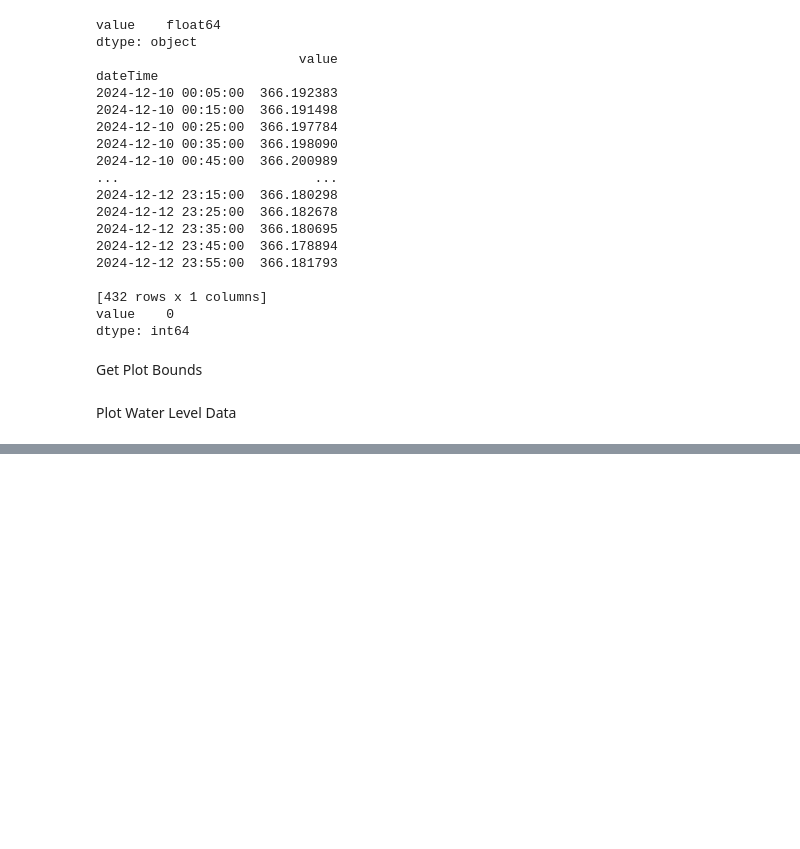
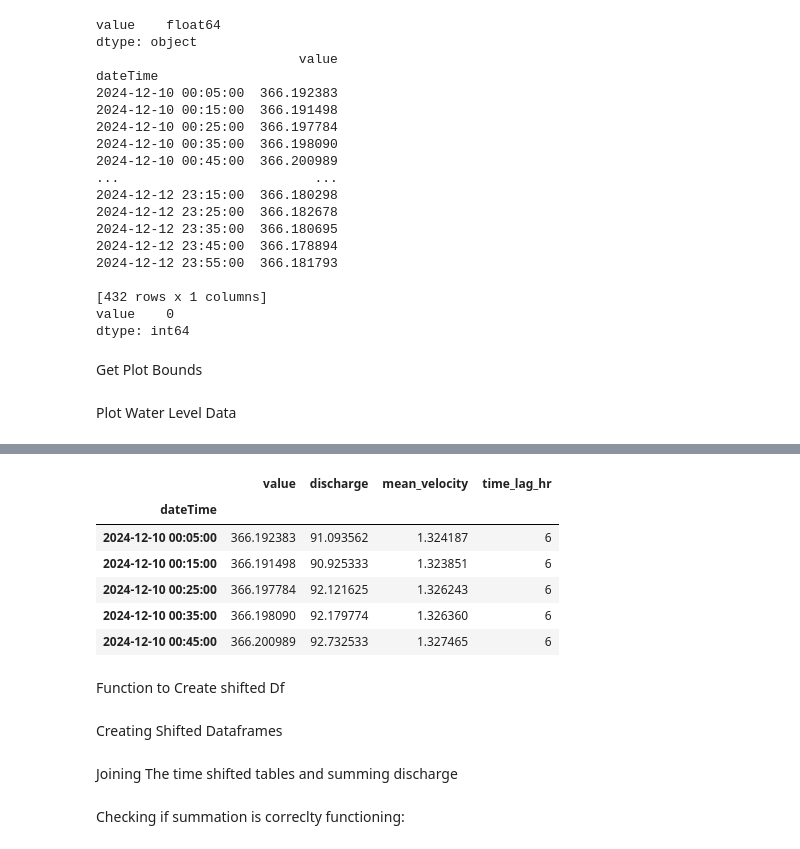
Before and after one commit to Aryanlivi/RTS_Intern, a Jupyter notebook: Forecast/PredictSiurenitar.ipynb, the cells around one changed output, grey strips where cells are left out. Cells and saved outputs as stored; diff of their text form; code cells hidden in the pictures; blank space fills up the shorter version.

```diff
--- a/Forecast/PredictSiurenitar.ipynb
+++ b/Forecast/PredictSiurenitar.ipynb
@@ -115,0 +135,7 @@ plt.show()
+# %%
+def calcualte_discharge_chumlingtar(water_level):
+    a=417.1536
+    b=0.36303508
+    c=333.56
+    discharge=a*(water_level-c)**b
+    return discharge
@@ -115,0 +154,18 @@ plt.show()
+# %%
+def calcualte_mean_velocity_galchi(discharge):
+    return 0.002*discharge+1.142
+# %%
+def calcualte_mean_velocity_buddhi(discharge):
+    return (0.002851381701*discharge)+0.646
+# %%
+wl_galchi_dec10_dec12['mean_velocity']= calcualte_mean_velocity_galchi(wl_galchi_dec10_dec12['discharge'])
+wl_buddhi_dec10_dec12['mean_velocity']= calcualte_mean_velocity_buddhi(wl_buddhi_dec10_dec12['discharge'])
+wl_galchi_dec10_dec12.head()
+# %% [output]
+|  | value | discharge | mean_velocity | time_lag_hr |
+| dateTime |  |  |  |  |
+| 2024-12-10 00:05:00 | 366.192383 | 91.093562 | 1.324187 | 6 |
+| 2024-12-10 00:15:00 | 366.191498 | 90.925333 | 1.323851 | 6 |
+| 2024-12-10 00:25:00 | 366.197784 | 92.121625 | 1.326243 | 6 |
+| 2024-12-10 00:35:00 | 366.198090 | 92.179774 | 1.326360 | 6 |
+| 2024-12-10 00:45:00 | 366.200989 | 92.732533 | 1.327465 | 6 |
@@ -115,0 +183,2 @@ plt.show()
+# %% [markdown]
+Function to Create shifted Df
@@ -115,0 +192,2 @@ plt.show()
+# %% [markdown]
+Creating Shifted Dataframes
@@ -115,0 +200,2 @@ plt.show()
+# %% [markdown]
+Joining The time shifted tables and summing discharge
@@ -115,0 +212,2 @@ plt.show()
+# %% [markdown]
+Checking if summation is correclty functioning:
```
Also changed, not shown: parts of 17 cells of this notebook, 2 other files.
